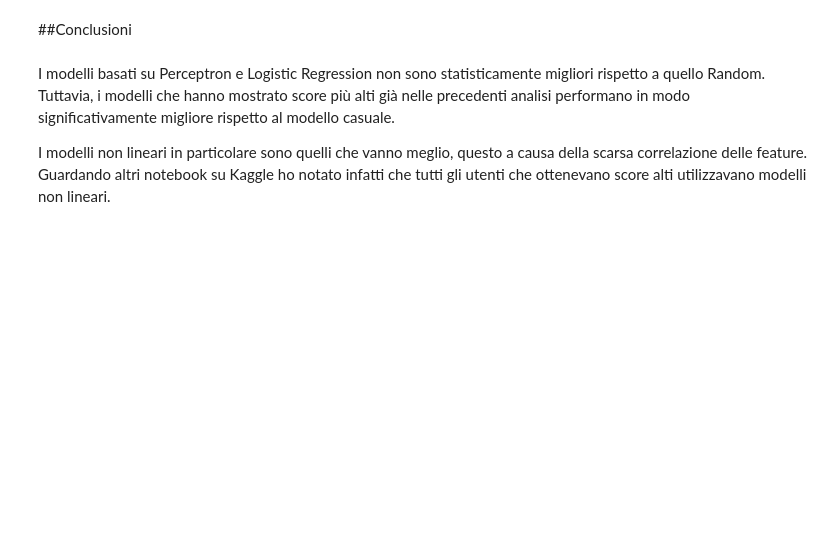
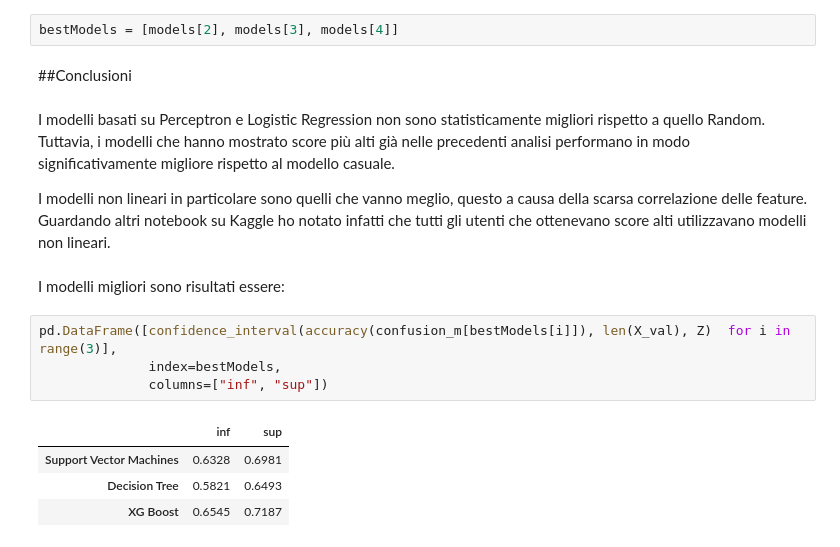
Before and after one commit to aleshark87/data-intensive-project, a Jupyter notebook: Progetto.ipynb, the cells around one changed output. Cells and saved outputs as stored; diff of their text form; blank space fills up the shorter version.

```diff
--- a/Progetto.ipynb
+++ b/Progetto.ipynb
@@ -689,6 +689,8 @@ Decision Tree vs Random
 [0.0752 0.2023]
 XG Boost vs Random
 [0.1478 0.2722]
+# %%
+bestModels = [models[2], models[3], models[4]]
 # %% [markdown]
 ##Conclusioni
 # %% [markdown]
@@ -697,3 +699,14 @@ Tuttavia, i modelli che hanno mostrato score più alti già nelle precedenti ana
 
 I modelli non lineari in particolare sono quelli che vanno meglio, questo a causa della scarsa correlazione delle feature.
 Guardando altri notebook su Kaggle ho notato infatti che tutti gli utenti che ottenevano score alti utilizzavano modelli non lineari.
+# %% [markdown]
+I modelli migliori sono risultati essere:
+# %%
+pd.DataFrame([confidence_interval(accuracy(confusion_m[bestModels[i]]), len(X_val), Z)  for i in range(3)],
+              index=bestModels,
+              columns=["inf", "sup"])
+# %% [output]
+|  | inf | sup |
+| Support Vector Machines | 0.6328 | 0.6981 |
+| Decision Tree | 0.5821 | 0.6493 |
+| XG Boost | 0.6545 | 0.7187 |
```
Also changed, not shown: parts of 15 cells of this notebook.
